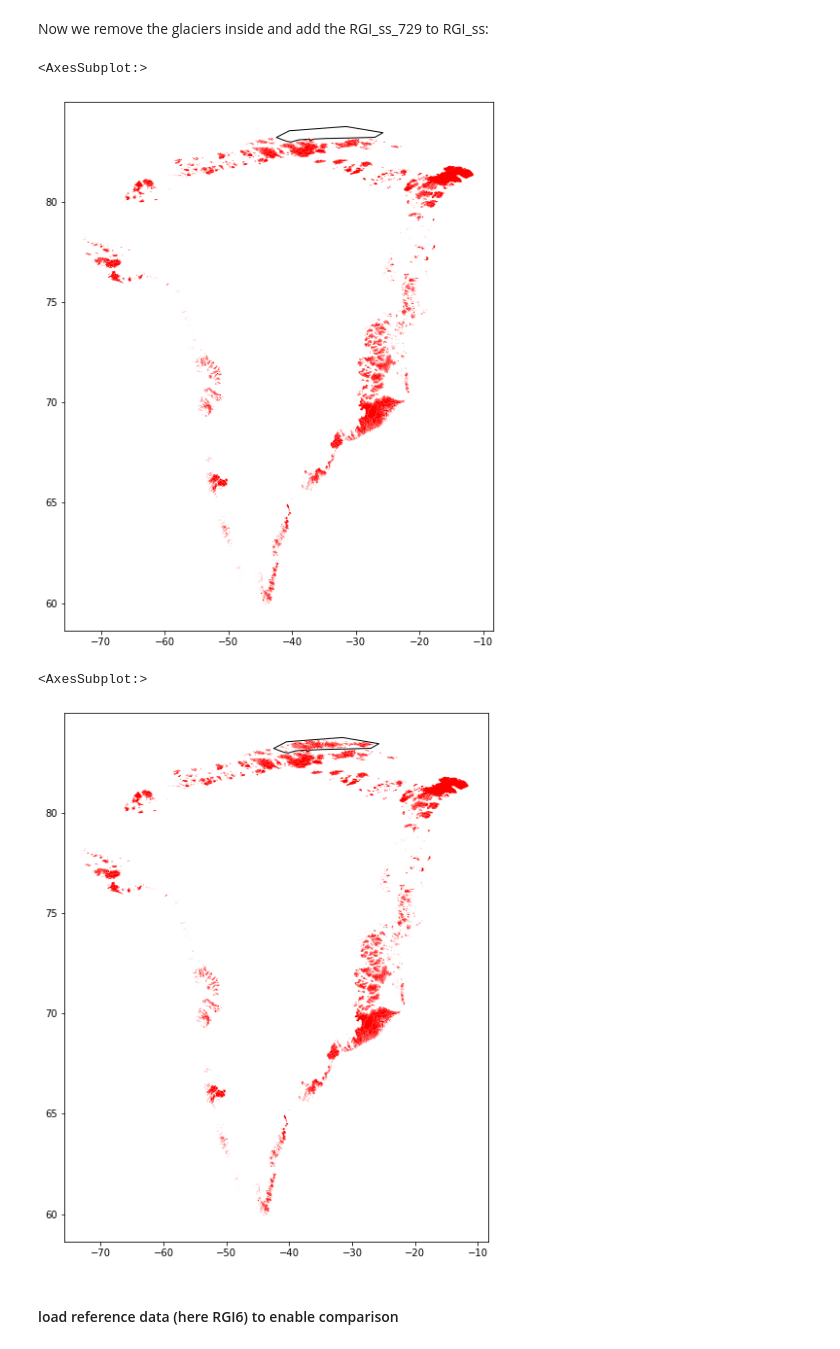
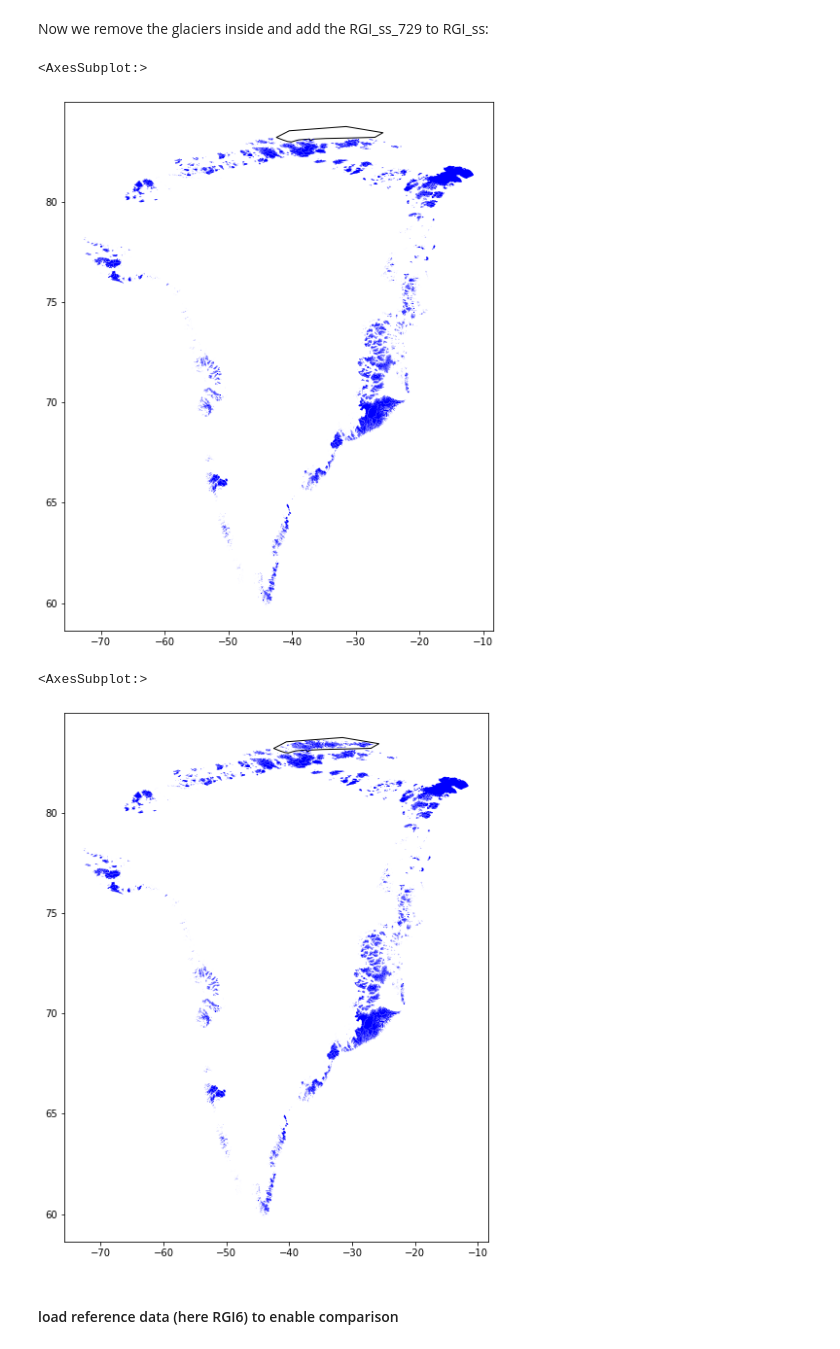
Before and after one commit to GLIMS-RGI/rgi7_scripts, a Jupyter notebook: workflow/RGI05.ipynb, the cells around one changed output. Cells and saved outputs as stored; diff of their text form; code cells hidden in the pictures.

```diff
--- a/workflow/RGI05.ipynb
+++ b/workflow/RGI05.ipynb
@@ -116,0 +71,12 @@ box.plot()
+# %%
+# Read box containing glaciers with subm_id = 729
+rgi_729_box = data_dir + f'/l0_support_data/rgi{reg:02d}_north_outline_sel_box.zip'
+
+import zipfile
+with zipfile.ZipFile(rgi_729_box, "r") as z:
+    for f in z.filelist:
+        if '.shp' in f.filename:
+            fname = f.filename
+
+# load box
+box = gpd.read_file('zip://' + rgi_729_box + '/' + fname)
@@ -128,31 +92,32 @@ Now let's check what points from the `sumb_id=580` are inside the box as well:
 # %% [markdown]
 Now we remove the glaciers inside and add the RGI_ss_729 to RGI_ss:
 # %%
+# Save glacier centroid in rp:
 rp = RGI_ss.representative_point()
 
 rp = rp.to_frame('geometry')
 rp['orig_index'] = RGI_ss.index
 
-intersect = gpd.overlay(rp, box, how='difference')
-intersect
+# Find non overlying polygons
+difference = gpd.overlay(rp, box, how='difference')
 
-#create temporal var
-RGI_ss_dum = RGI_ss.loc[intersect['orig_index']]
+# Create temporal variable
+RGI_ss_dum = RGI_ss.loc[difference['orig_index']]
 
+# Plot
 base = box.plot(color='white', edgecolor='black', figsize=(20, 10))
-
-RGI_ss_dum.geometry.plot(ax=base, color='red', markersize=5)
+RGI_ss_dum.geometry.plot(ax=base, color='blue', markersize=5)
 # %% [output]
 <AxesSubplot:>
-[figure, old version]
+[figure, new version]
 # %%
-# Merge original RGI 580 without the glacier in the box and the RGI 729
+# Merge original RGI 580 (without the glacier in the box) and the RGI 729
 RGI_ss = pd.concat([RGI_ss_dum, RGI_ss_729])
 base = box.plot(color='white', edgecolor='black', figsize=(20, 10))
-RGI_ss.geometry.plot(ax=base, color='red', markersize=5)
+RGI_ss.geometry.plot(ax=base, color='blue', markersize=5)
 # %% [output]
 <AxesSubplot:>
-[figure, old version]
+[figure, new version]
 # %% [markdown]
 #### load reference data (here RGI6) to enable comparison
 # %%
```
Also changed, not shown: parts of 9 cells of this notebook.
